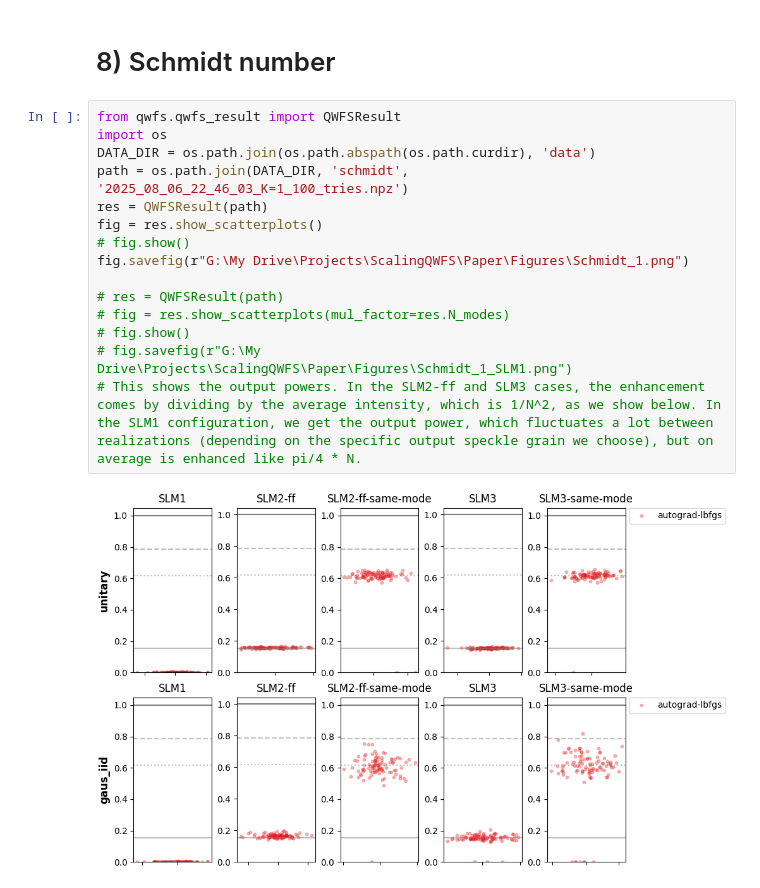
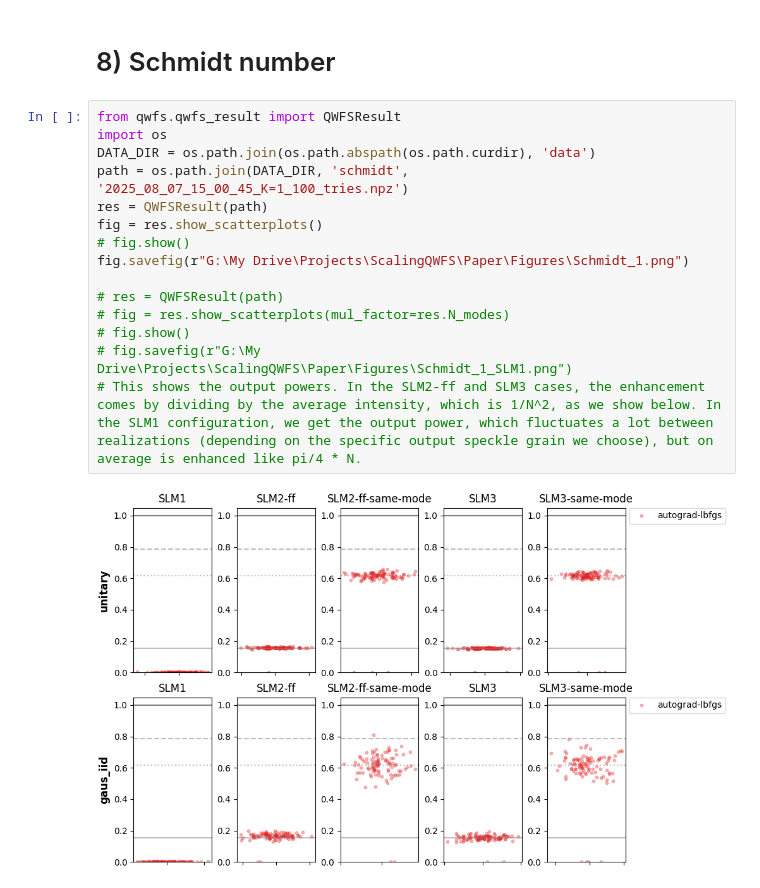
Before and after one commit to rubiaek/qwfs, a Jupyter notebook: qwfs/view_plots.ipynb, the cells around one changed output. Cells and saved outputs as stored; diff of their text form.

Commit message:
show figure from updated file

```diff
--- a/qwfs/view_plots.ipynb
+++ b/qwfs/view_plots.ipynb
@@ -601,20 +601,20 @@ incomplete_control(small_control=False, thin=True, linestyle='none', marker='.')
 # %%
 from qwfs.qwfs_result import QWFSResult
 import os
 DATA_DIR = os.path.join(os.path.abspath(os.path.curdir), 'data')
-path = os.path.join(DATA_DIR, 'schmidt', '2025_08_06_22_46_03_K=1_100_tries.npz')
+path = os.path.join(DATA_DIR, 'schmidt', '2025_08_07_15_00_45_K=1_100_tries.npz')
 res = QWFSResult(path)
 fig = res.show_scatterplots()
 # fig.show()
 fig.savefig(r"G:\My Drive\Projects\ScalingQWFS\Paper\Figures\Schmidt_1.png")
 
 # res = QWFSResult(path)
 # fig = res.show_scatterplots(mul_factor=res.N_modes)
 # fig.show()
 # fig.savefig(r"G:\My Drive\Projects\ScalingQWFS\Paper\Figures\Schmidt_1_SLM1.png")
 # This shows the output powers. In the SLM2-ff and SLM3 cases, the enhancement comes by dividing by the average intensity, which is 1/N^2, as we show below. In the SLM1 configuration, we get the output power, which fluctuates a lot between realizations (depending on the specific output speckle grain we choose), but on average is enhanced like pi/4 * N.
 # %% [output]
-[figure, old version]
+[figure, new version]
 # %%
 print(f'{np.pi/4=}')
 res.print(mul_SLM1=True)
```
Also changed, not shown: parts of 4 cells of this notebook.
